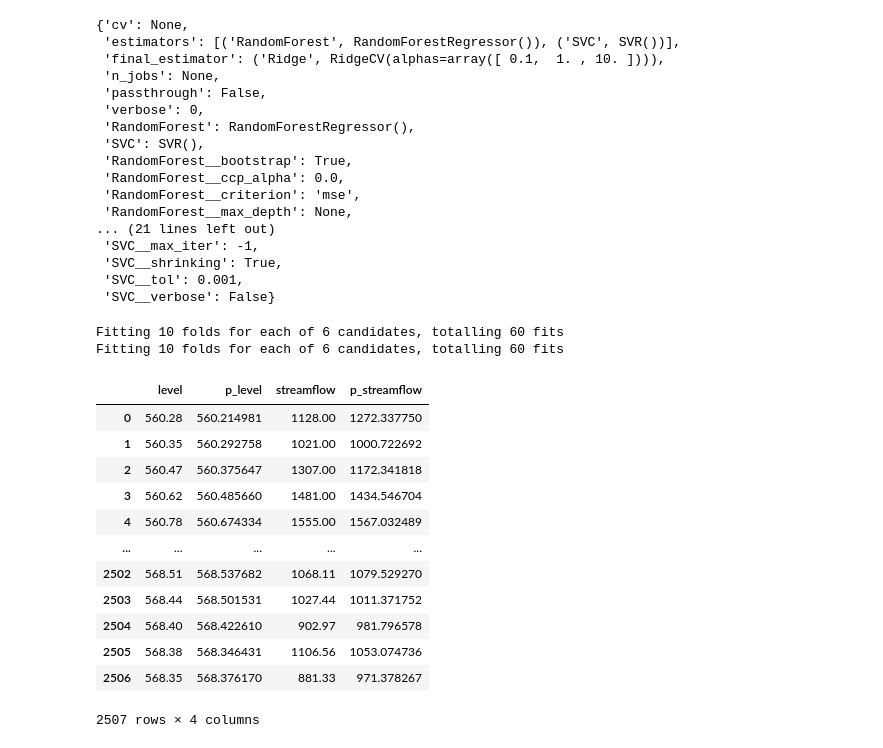
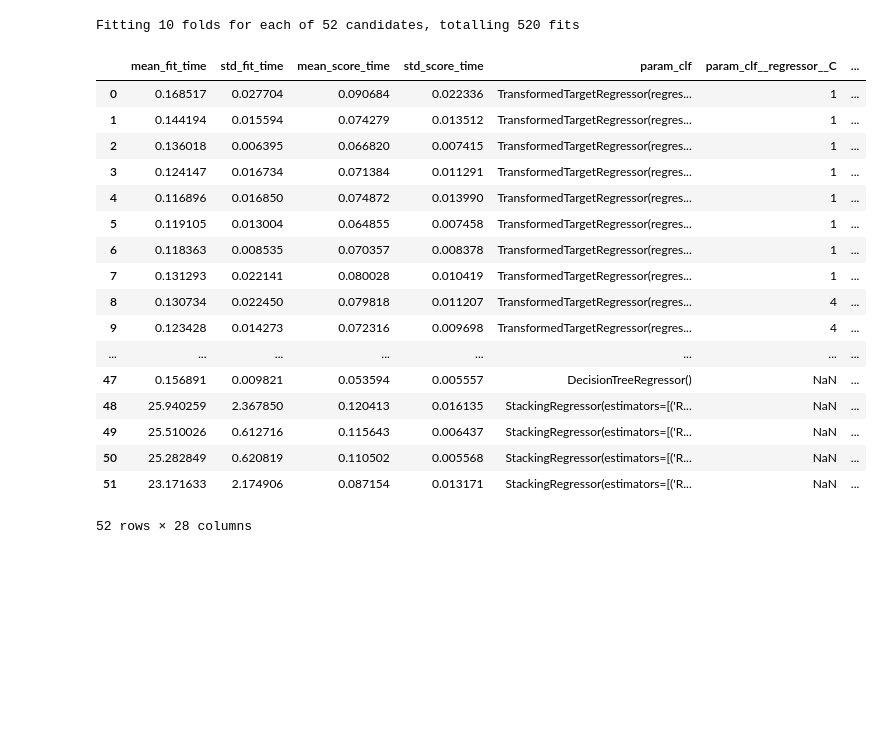
Before and after one commit to brunotvs/po233_project, a Jupyter notebook: source/Notebook.ipynb, the cells around one changed output. Drawn from its saved outputs; the diff is of its cells as text; code cells hidden in the pictures; blank space fills up the shorter version.

Commit message:
Criando um GridSearch para cada target

```diff
--- a/source/Notebook.ipynb
+++ b/source/Notebook.ipynb
@@ -76,29 +76,9 @@ agg = precipitation_agg
 agg.update(evaporation_agg)
 agg.update(temperature_agg)
 agg.update(runoff_agg)
-# %%
-StackingRegressor(estimators=[('RandomForest', RandomForestRegressor()), ('SVR', SVR())], final_estimator=('Ridge', RidgeCV())).get_params()
-# %% [output]
-{'cv': None,
- 'estimators': [('RandomForest', RandomForestRegressor()), ('SVC', SVR())],
- 'final_estimator': ('Ridge', RidgeCV(alphas=array([ 0.1,  1. , 10. ]))),
- 'n_jobs': None,
- 'passthrough': False,
- 'verbose': 0,
- 'RandomForest': RandomForestRegressor(),
- 'SVC': SVR(),
- 'RandomForest__bootstrap': True,
- 'RandomForest__ccp_alpha': 0.0,
- 'RandomForest__criterion': 'mse',
- 'RandomForest__max_depth': None,
-... (21 lines left out)
- 'SVC__max_iter': -1,
- 'SVC__shrinking': True,
- 'SVC__tol': 0.001,
- 'SVC__verbose': False}
 # %%
-clf_search = GridSearchCV(
-            Pipeline([
+grid_search_params = dict(
+    estimator=Pipeline([
                 ('windowing', TimeWindowTransformer(columns=cols)),
                 ('imputer', SimpleImputer(strategy='mean')),
                 ('scaler', MinMaxScaler(feature_range=(0, 1))),
@@ -149,31 +129,36 @@ clf_search = GridSearchCV(
             n_jobs=-1,
             verbose=10,
             error_score='raise'
-        )
+)
+# %%
+targets = ['level', 'streamflow']
+
+clf_search = {target: GridSearchCV(**grid_search_params) for target in targets}
 # %%
-classifier = clf_search
+level_classifier = clf_search['level']
 
 df = pandas.DataFrame()
 df['level'] = ConsolidatedDataFrame.index.get_level_values('level')
-classifier.fit(ConsolidatedDataFrame, ConsolidatedDataFrame.index.get_level_values('level'))
-df['p_level'] = classifier.predict(ConsolidatedDataFrame)
-classifier.fit(ConsolidatedDataFrame, ConsolidatedDataFrame.index.get_level_values('streamflow'))
-df['streamflow'] = ConsolidatedDataFrame.index.get_level_values('streamflow')
-df['p_streamflow'] = classifier.predict(ConsolidatedDataFrame)
-df
+level_classifier.fit(ConsolidatedDataFrame, ConsolidatedDataFrame.index.get_level_values('level'))
+df['p_level'] = level_classifier.predict(ConsolidatedDataFrame)
+pandas.DataFrame(streamflow_classifier.cv_results_)
 # %% [output]
-Fitting 10 folds for each of 6 candidates, totalling 60 fits
-Fitting 10 folds for each of 6 candidates, totalling 60 fits
+Fitting 10 folds for each of 52 candidates, totalling 520 fits
-|  | level | p_level | streamflow | p_streamflow |
-| 0 | 560.28 | 560.214981 | 1128.00 | 1272.337750 |
-| 1 | 560.35 | 560.292758 | 1021.00 | 1000.722692 |
-| 2 | 560.47 | 560.375647 | 1307.00 | 1172.341818 |
-| 3 | 560.62 | 560.485660 | 1481.00 | 1434.546704 |
-| 4 | 560.78 | 560.674334 | 1555.00 | 1567.032489 |
-| ... | ... | ... | ... | ... |
-| 2502 | 568.51 | 568.537682 | 1068.11 | 1079.529270 |
-| 2503 | 568.44 | 568.501531 | 1027.44 | 1011.371752 |
-| 2504 | 568.40 | 568.422610 | 902.97 | 981.796578 |
-| 2505 | 568.38 | 568.346431 | 1106.56 | 1053.074736 |
-| 2506 | 568.35 | 568.376170 | 881.33 | 971.378267 |
+|  | mean_fit_time | std_fit_time | mean_score_time | std_score_time | param_clf | param_clf__regressor__C | ... |
+| 0 | 0.168517 | 0.027704 | 0.090684 | 0.022336 | TransformedTargetRegressor(regres... | 1 | ... |
+| 1 | 0.144194 | 0.015594 | 0.074279 | 0.013512 | TransformedTargetRegressor(regres... | 1 | ... |
+| 2 | 0.136018 | 0.006395 | 0.066820 | 0.007415 | TransformedTargetRegressor(regres... | 1 | ... |
+| 3 | 0.124147 | 0.016734 | 0.071384 | 0.011291 | TransformedTargetRegressor(regres... | 1 | ... |
+| 4 | 0.116896 | 0.016850 | 0.074872 | 0.013990 | TransformedTargetRegressor(regres... | 1 | ... |
+| 5 | 0.119105 | 0.013004 | 0.064855 | 0.007458 | TransformedTargetRegressor(regres... | 1 | ... |
+| 6 | 0.118363 | 0.008535 | 0.070357 | 0.008378 | TransformedTargetRegressor(regres... | 1 | ... |
+| 7 | 0.131293 | 0.022141 | 0.080028 | 0.010419 | TransformedTargetRegressor(regres... | 1 | ... |
+| 8 | 0.130734 | 0.022450 | 0.079818 | 0.011207 | TransformedTargetRegressor(regres... | 4 | ... |
+| 9 | 0.123428 | 0.014273 | 0.072316 | 0.009698 | TransformedTargetRegressor(regres... | 4 | ... |
+| ... | ... | ... | ... | ... | ... | ... | ... |
+| 47 | 0.156891 | 0.009821 | 0.053594 | 0.005557 | DecisionTreeRegressor() | NaN | ... |
+| 48 | 25.940259 | 2.367850 | 0.120413 | 0.016135 | StackingRegressor(estimators=[('R... | NaN | ... |
+| 49 | 25.510026 | 0.612716 | 0.115643 | 0.006437 | StackingRegressor(estimators=[('R... | NaN | ... |
+| 50 | 25.282849 | 0.620819 | 0.110502 | 0.005568 | StackingRegressor(estimators=[('R... | NaN | ... |
+| 51 | 23.171633 | 2.174906 | 0.087154 | 0.013171 | StackingRegressor(estimators=[('R... | NaN | ... |
-2507 rows × 4 columns
+52 rows × 28 columns
```
Also changed, not shown: parts of 2 cells of this notebook.
